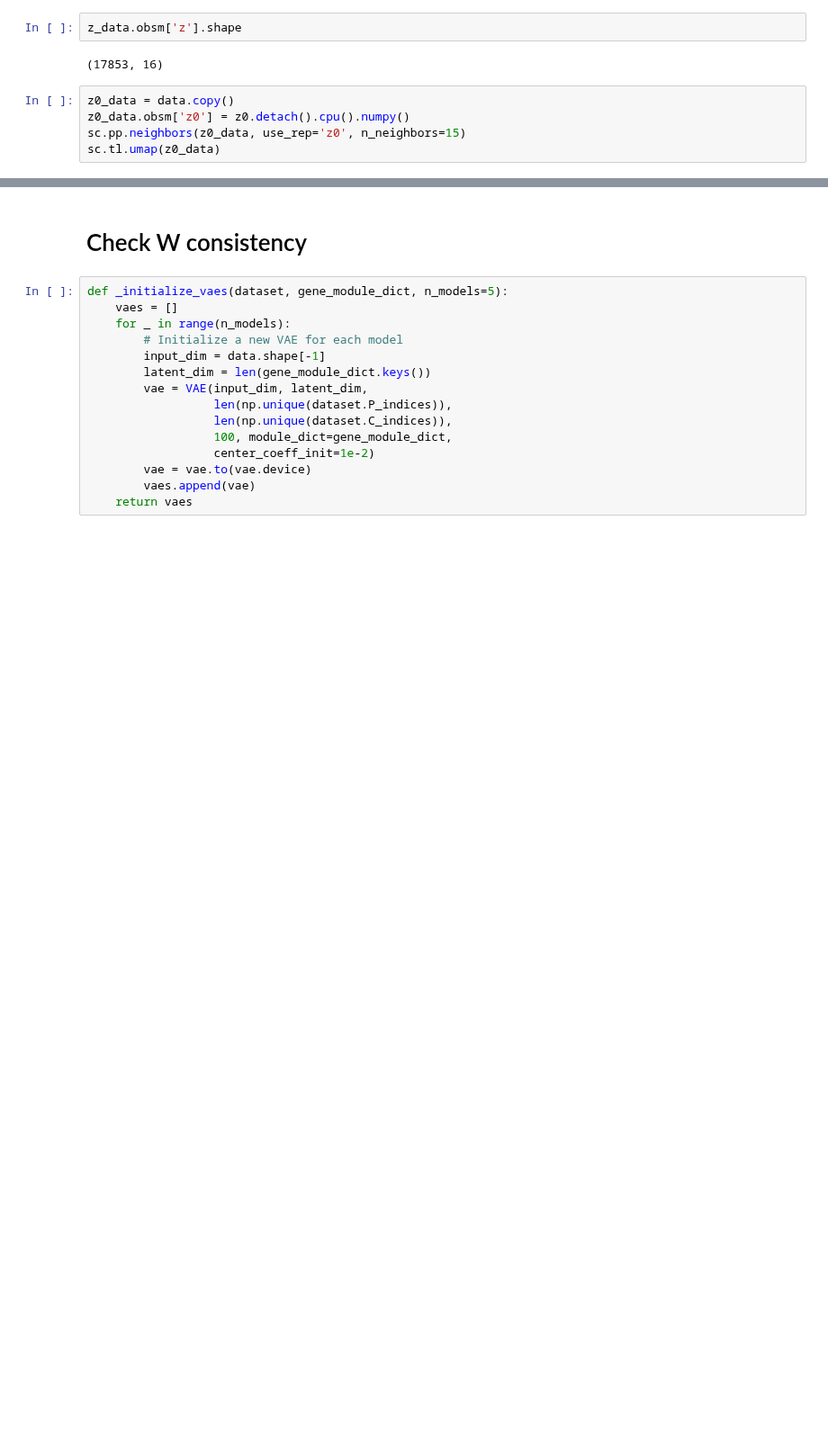
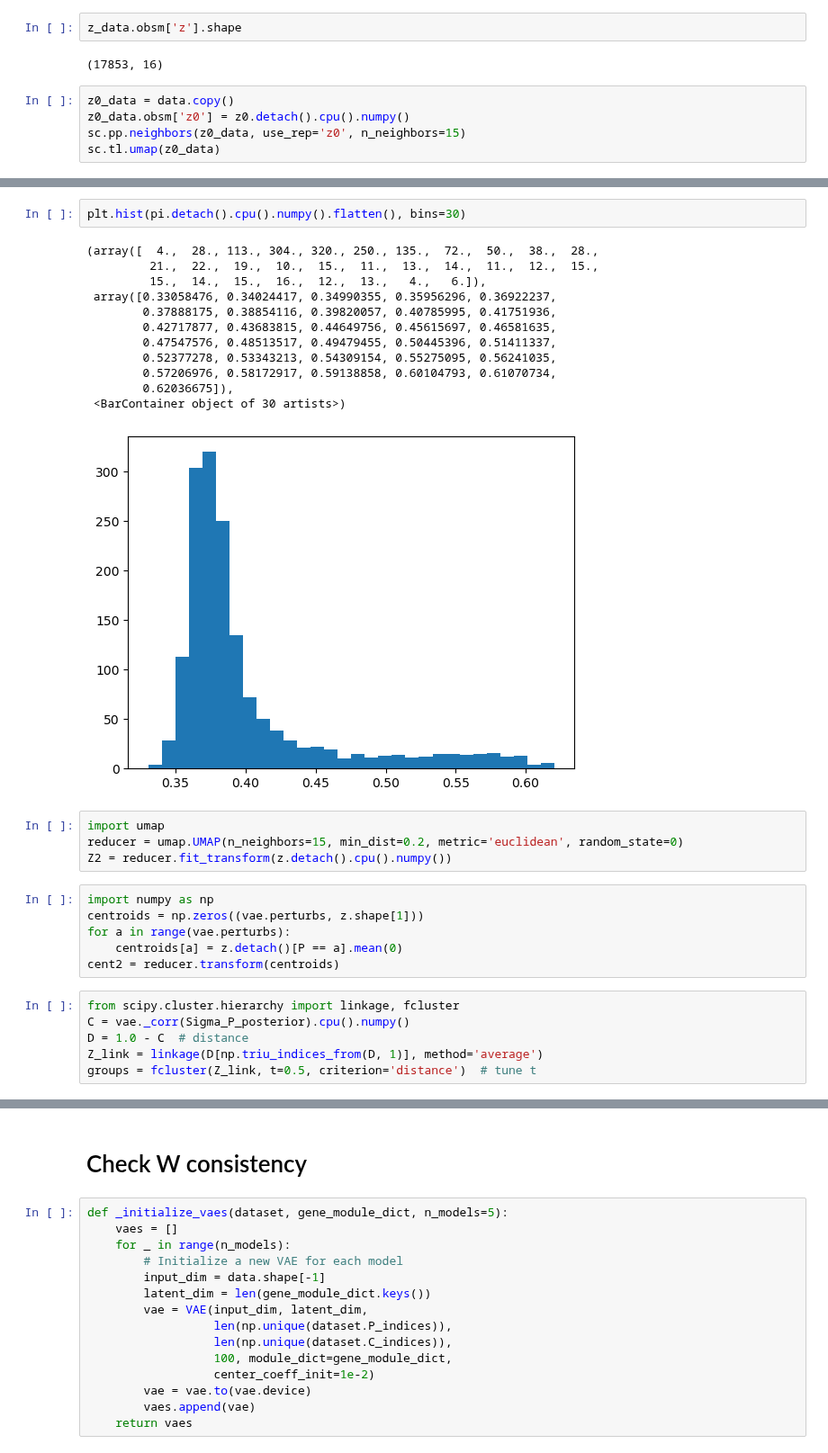
Before and after one commit to azizilab/SHERLOCK, a Jupyter notebook: PerturbVAE/training_test.ipynb, the cells around one changed output, grey strips where cells are left out. Shown at 90% size. Saved outputs shown, nothing was run; the diff lists cells and outputs as text; blank space fills up the shorter version.

```diff
--- a/PerturbVAE/training_test.ipynb
+++ b/PerturbVAE/training_test.ipynb
@@ -365 +373,32 @@ tensor([[0.3651, 0.3813, 0.3997,  ..., 0.3551, 0.3596, 0.4422],
        grad_fn=<ExpandBackward0>)
+# %%
+plt.hist(pi.detach().cpu().numpy().flatten(), bins=30)
+# %% [output]
+(array([  4.,  28., 113., 304., 320., 250., 135.,  72.,  50.,  38.,  28.,
+         21.,  22.,  19.,  10.,  15.,  11.,  13.,  14.,  11.,  12.,  15.,
+         15.,  14.,  15.,  16.,  12.,  13.,   4.,   6.]),
+ array([0.33058476, 0.34024417, 0.34990355, 0.35956296, 0.36922237,
+        0.37888175, 0.38854116, 0.39820057, 0.40785995, 0.41751936,
+        0.42717877, 0.43683815, 0.44649756, 0.45615697, 0.46581635,
+        0.47547576, 0.48513517, 0.49479455, 0.50445396, 0.51411337,
+        0.52377278, 0.53343213, 0.54309154, 0.55275095, 0.56241035,
+        0.57206976, 0.58172917, 0.59138858, 0.60104793, 0.61070734,
+        0.62036675]),
+ <BarContainer object of 30 artists>)
+[figure, added]
+# %%
+import umap
+reducer = umap.UMAP(n_neighbors=15, min_dist=0.2, metric='euclidean', random_state=0)
+Z2 = reducer.fit_transform(z.detach().cpu().numpy())
+# %%
+import numpy as np
+centroids = np.zeros((vae.perturbs, z.shape[1]))
+for a in range(vae.perturbs):
+    centroids[a] = z.detach()[P == a].mean(0)
+cent2 = reducer.transform(centroids)
+# %%
+from scipy.cluster.hierarchy import linkage, fcluster
+C = vae._corr(Sigma_P_posterior).cpu().numpy()
+D = 1.0 - C  # distance
+Z_link = linkage(D[np.triu_indices_from(D, 1)], method='average')
+groups = fcluster(Z_link, t=0.5, criterion='distance')  # tune t
```
Also changed, not shown: parts of 17 cells of this notebook, 1 other file.
